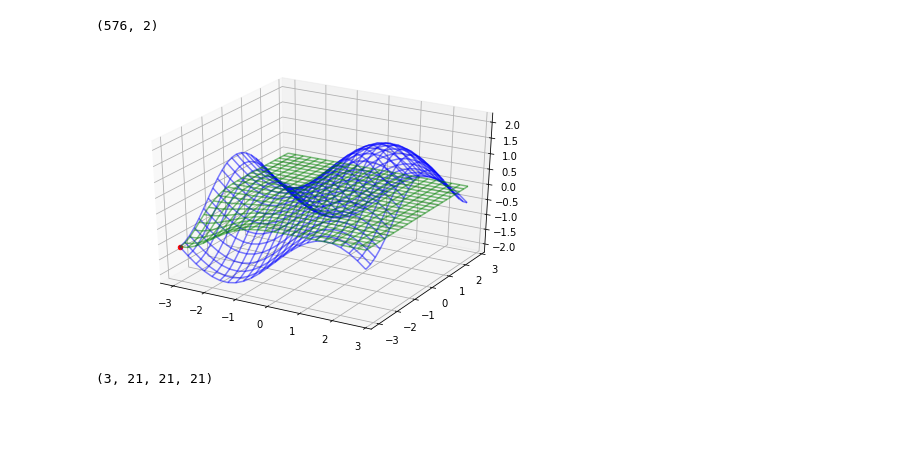
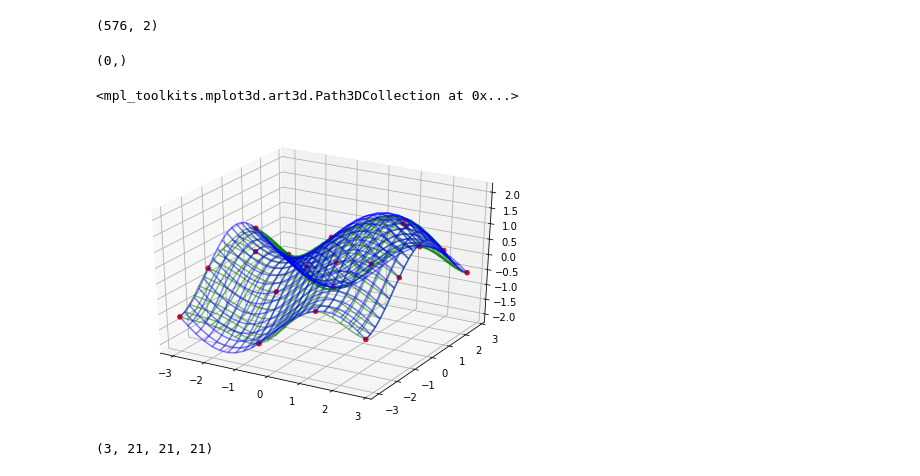
Before and after one commit to REAL-Pipetting/REinforced-Automaton-Learning-REAL-Pipetting, a Jupyter notebook: rlp/UCB/GP_BUCB_Example.ipynb, the cells around one changed output. Cells and saved outputs as stored; diff of their text form; code cells hidden in the pictures; blank space fills up the shorter version.

```diff
--- a/rlp/UCB/GP_BUCB_Example.ipynb
+++ b/rlp/UCB/GP_BUCB_Example.ipynb
@@ -250,3 +252,5 @@ import ucb
+# %%
+ucb = reload(ucb)
 # %%
 x = np.arange(-3, 3, 0.25)
 y = np.arange(-3, 3, 0.25)
@@ -266,13 +270,25 @@ agent = ucb.GPUCB(grid, env)
 agent.X_grid.shape
 # %% [output]
 (576, 2)
-# %%
-for i in range(20):
-    agent.learn()
-    break
-agent.plot()
-# %% [output]
-[figure, removed]
+# %%
+np.array(agent.X).shape
+# %% [output]
+(0,)
+# %%
+for i in range(20):
+    agent.learn()
+
+fig = plt.figure()
+ax = Axes3D(fig)
+ax.plot_wireframe(agent.meshgrid[0], agent.meshgrid[1],
+agent.mu.reshape(agent.meshgrid[0].shape), alpha=0.5, color='g')
+ax.plot_wireframe(agent.meshgrid[0], agent.meshgrid[1],
+agent.environment.sample(agent.meshgrid), alpha=0.5, color='b')
+ax.scatter([x[0] for x in agent.X], [x[1] for x in agent.X], agent.Y, c='r',
+            marker='o', alpha=1.0)
+# %% [output]
+<mpl_toolkits.mplot3d.art3d.Path3DCollection at 0x...>
+[figure, added]
 # %%
 # modifying it to work with this toy example
 # %%
```
Also changed, not shown: parts of 19 cells of this notebook, 1 other file.
